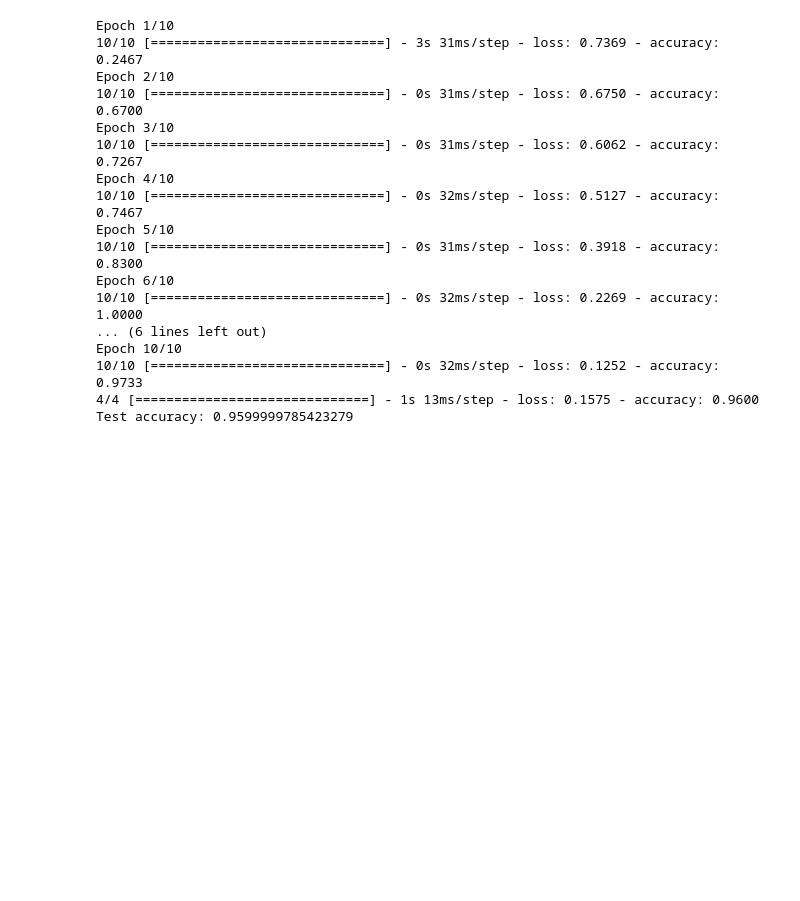
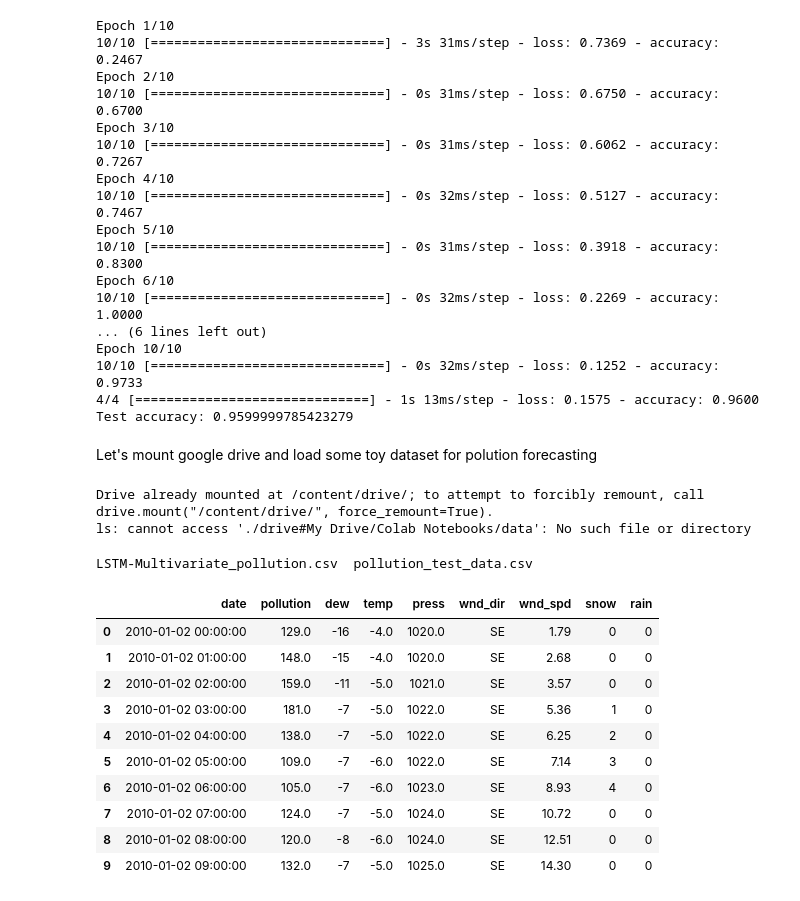
Before and after one commit to msoley/CSCI-535, a Jupyter notebook: ML_basics.ipynb, the cells around one changed output. Saved outputs shown, nothing was run; the diff lists cells and outputs as text; code cells hidden in the pictures; blank space fills up the shorter version.

```diff
--- a/ML_basics.ipynb
+++ b/ML_basics.ipynb
@@ -323,3 +324,34 @@ Epoch 10/10
 10/10 [==============================] - 0s 32ms/step - loss: 0.1252 - accuracy: 0.9733
 4/4 [==============================] - 1s 13ms/step - loss: 0.1575 - accuracy: 0.9600
 Test accuracy: 0.9599999785423279
+# %% [markdown]
+Let's mount google drive and load some toy dataset for polution forecasting
+# %%
+#download the data from the course google drive
+from google.colab import drive
+drive.mount("/content/drive/")
+!ls ./drive#"My Drive/Colab Notebooks/data"
+# %% [output]
+Drive already mounted at /content/drive/; to attempt to forcibly remount, call drive.mount("/content/drive/", force_remount=True).
+ls: cannot access './drive#My Drive/Colab Notebooks/data': No such file or directory
+# %%
+!ls "./drive/MyDrive/work/code/data" #replace with your path
+data_path = "./drive/MyDrive/work/code/data"
+# %% [output]
+LSTM-Multivariate_pollution.csv  pollution_test_data.csv
+# %%
+weather_data = pd.read_csv(os.path.join(data_path,"LSTM-Multivariate_pollution.csv"))
+#let's look at the first few rows
+weather_data[:10]
+# %% [output]
+|  | date | pollution | dew | temp | press | wnd_dir | wnd_spd | snow | rain |
+| 0 | 2010-01-02 00:00:00 | 129.0 | -16 | -4.0 | 1020.0 | SE | 1.79 | 0 | 0 |
+| 1 | 2010-01-02 01:00:00 | 148.0 | -15 | -4.0 | 1020.0 | SE | 2.68 | 0 | 0 |
+| 2 | 2010-01-02 02:00:00 | 159.0 | -11 | -5.0 | 1021.0 | SE | 3.57 | 0 | 0 |
+| 3 | 2010-01-02 03:00:00 | 181.0 | -7 | -5.0 | 1022.0 | SE | 5.36 | 1 | 0 |
+| 4 | 2010-01-02 04:00:00 | 138.0 | -7 | -5.0 | 1022.0 | SE | 6.25 | 2 | 0 |
+| 5 | 2010-01-02 05:00:00 | 109.0 | -7 | -6.0 | 1022.0 | SE | 7.14 | 3 | 0 |
+| 6 | 2010-01-02 06:00:00 | 105.0 | -7 | -6.0 | 1023.0 | SE | 8.93 | 4 | 0 |
+| 7 | 2010-01-02 07:00:00 | 124.0 | -7 | -5.0 | 1024.0 | SE | 10.72 | 0 | 0 |
+| 8 | 2010-01-02 08:00:00 | 120.0 | -8 | -6.0 | 1024.0 | SE | 12.51 | 0 | 0 |
+| 9 | 2010-01-02 09:00:00 | 132.0 | -7 | -5.0 | 1025.0 | SE | 14.30 | 0 | 0 |
```
Also changed, not shown: parts of 7 cells of this notebook.
